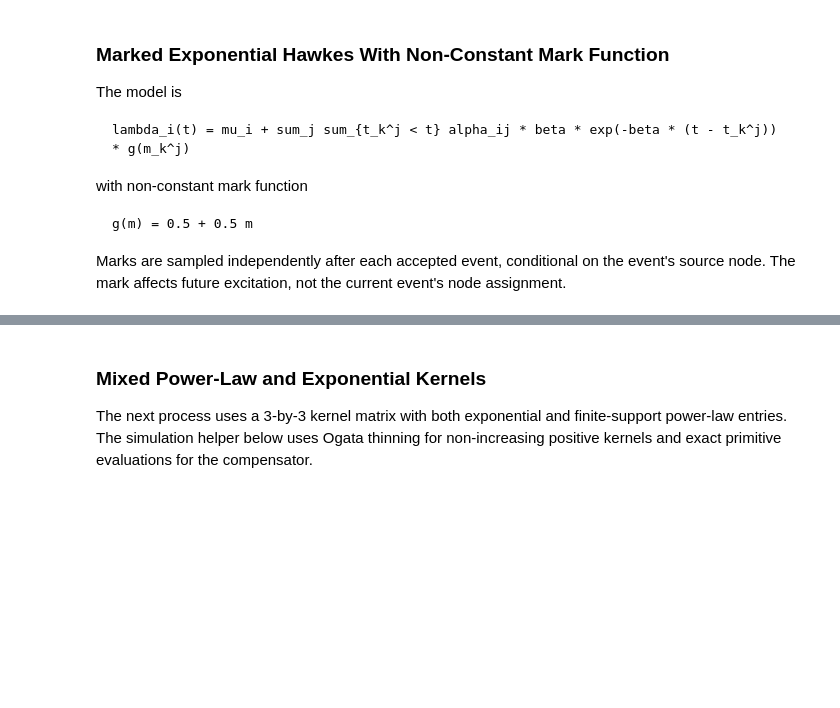
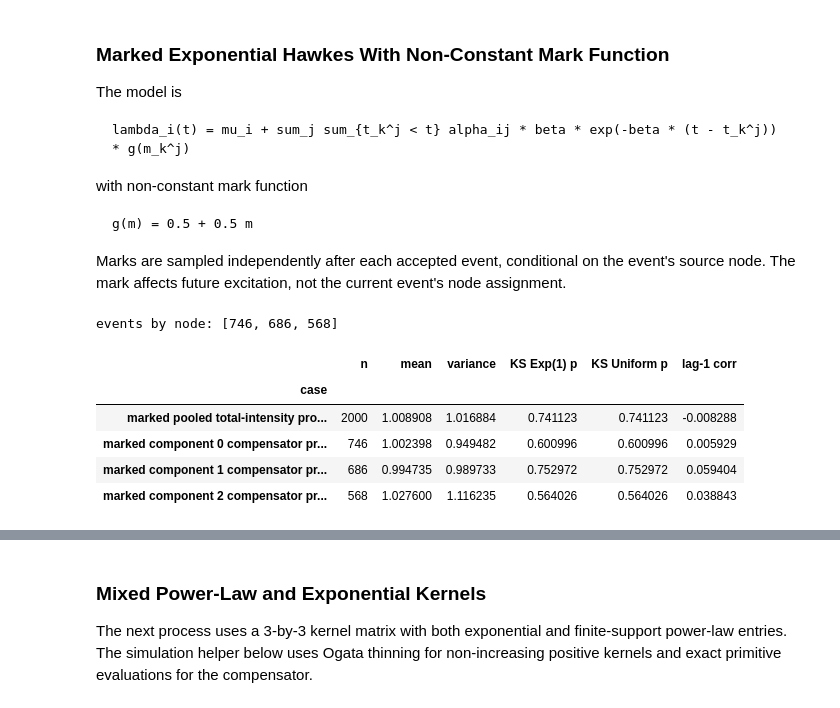
Before and after one commit to luisivanhr/tick, a Jupyter notebook: our-hawkes/examples/hawkes_time_rescaling_gof.ipynb, the cells around one changed output, grey strips where cells are left out. Saved outputs shown, nothing was run; the diff lists cells and outputs as text; code cells hidden in the pictures; blank space fills up the shorter version.

```diff
--- a/our-hawkes/examples/hawkes_time_rescaling_gof.ipynb
+++ b/our-hawkes/examples/hawkes_time_rescaling_gof.ipynb
@@ -623,22 +618,30 @@ def marked_exp_mark_calibration(process):
 # %%
 marked_process = simulate_marked_exp_hawkes(
     baseline=np.array([0.28, 0.25, 0.22]),
     adjacency=np.array([
         [0.18, 0.07, 0.04],
         [0.05, 0.16, 0.09],
         [0.07, 0.04, 0.14],
     ]),
     decay=1.3,
-    max_jumps=1600,
-    seed=337,
+    max_jumps=2000,
+    seed=37,
 )
 
 marked_results = [("marked pooled total-intensity process", marked_exp_pooled_residuals(marked_process))]
 for node in range(3):
     marked_results.append((f"marked component {node} compensator process", marked_exp_component_residuals(marked_process, node)))
 
 print("events by node:", [len(values) for values in marked_process["timestamps"]])
 show_table([residual_summary(label, residuals) for label, residuals in marked_results])
+# %% [output]
+events by node: [746, 686, 568]
+|  | n | mean | variance | KS Exp(1) p | KS Uniform p | lag-1 corr |
+| case |  |  |  |  |  |  |
+| marked pooled total-intensity pro... | 2000 | 1.008908 | 1.016884 | 0.741123 | 0.741123 | -0.008288 |
+| marked component 0 compensator pr... | 746 | 1.002398 | 0.949482 | 0.600996 | 0.600996 | 0.005929 |
+| marked component 1 compensator pr... | 686 | 0.994735 | 0.989733 | 0.752972 | 0.752972 | 0.059404 |
+| marked component 2 compensator pr... | 568 | 1.027600 | 1.116235 | 0.564026 | 0.564026 | 0.038843 |
 # %%
 fig = plot_residual_diagnostics(
     marked_results,
```
Also changed, not shown: parts of 12 cells of this notebook.
